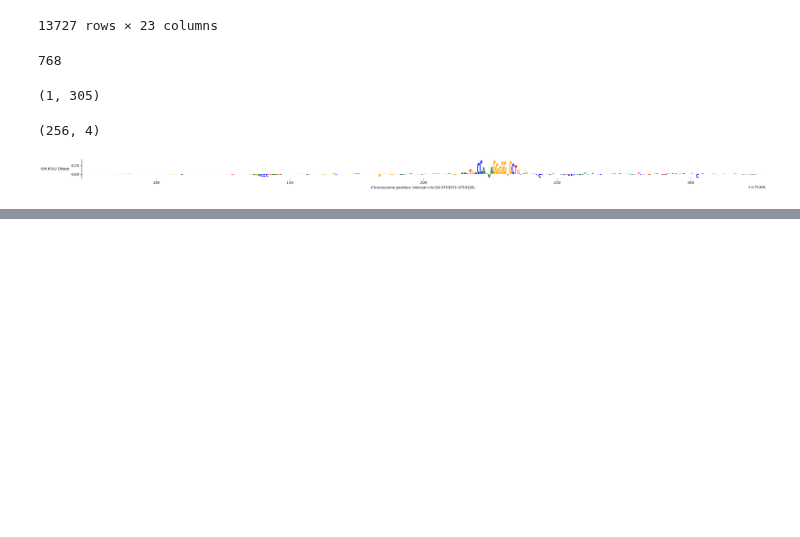
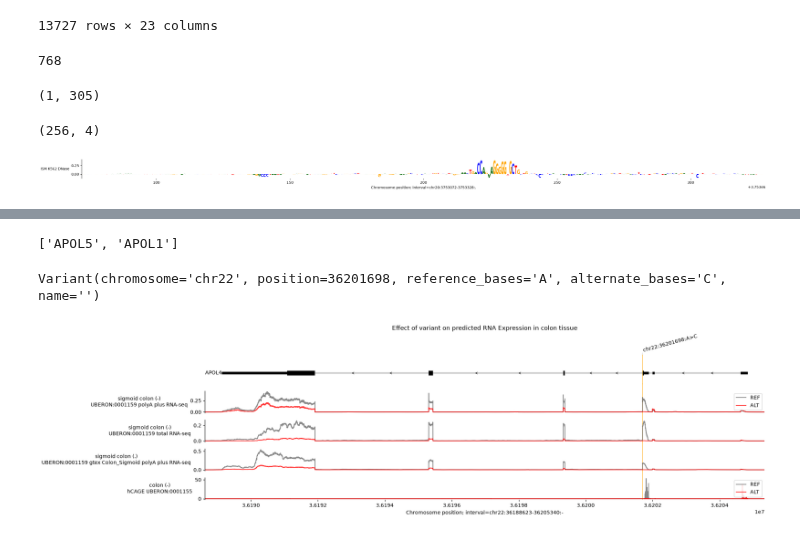
Before and after one commit to eirikhoye/action_var, a Jupyter notebook: workflow/notebooks/alphagenome_tutorial.ipynb, the cells around one changed output, grey strips where cells are left out. Cells and saved outputs as stored; diff of their text form; code cells hidden in the pictures; blank space fills up the shorter version.

```diff
--- a/workflow/notebooks/alphagenome_tutorial.ipynb
+++ b/workflow/notebooks/alphagenome_tutorial.ipynb
@@ -423,0 +509,61 @@ plt.show()
+# %%
+[t.info['gene_name'] for t in longest_transcripts if t.strand == '+']
+# %% [output]
+['APOL5', 'APOL1']
+# %%
+# Define the variant of interest.
+variant_string = 'chr22:36201698:A>C'
+variant = genome.Variant.from_str(variant_string)
+variant
+# %% [output]
+Variant(chromosome='chr22', position=36201698, reference_bases='A', alternate_bases='C', name='')
+# %%
+# Make predictions for sequences containing the REF and ALT alleles.
+output = dna_model.predict_variant(
+    interval=interval,
+    variant=variant,
+    requested_outputs={
+        dna_client.OutputType.RNA_SEQ,
+        dna_client.OutputType.CAGE,
+    },
+    ontology_terms=ontology_terms,
+)
+# %%
+# Zoom in on the region around APOL4.
+apol4_interval = gene_annotation.get_gene_interval(gtf, gene_symbol='APOL4')
+
+# Add 1KB on either side of the gene body.
+apol4_interval.resize_inplace(apol4_interval.width + 1000)
+# %%
+# Define the colors for REF and ALT predictions.
+ref_alt_colors = {'REF': 'dimgrey', 'ALT': 'red'}
+
+# Build plot.
+plot = plot_components.plot(
+    [
+        plot_components.TranscriptAnnotation(longest_transcripts),
+        # RNA-seq tracks.
+        plot_components.OverlaidTracks(
+            tdata={
+                'REF': output.reference.rna_seq.filter_to_nonpositive_strand(),
+                'ALT': output.alternate.rna_seq.filter_to_nonpositive_strand(),
+            },
+            colors=ref_alt_colors,
+            ylabel_template='{biosample_name} ({strand})\n{name}',
+        ),
+        # CAGE track.
+        plot_components.OverlaidTracks(
+            tdata={
+                'REF': output.reference.cage.filter_to_nonpositive_strand(),
+                'ALT': output.alternate.cage.filter_to_nonpositive_strand(),
+            },
+            colors=ref_alt_colors,
+            ylabel_template='{biosample_name} ({strand})\n{name}',
+        ),
+    ],
+    annotations=[plot_components.VariantAnnotation([variant])],
+    interval=apol4_interval,
+    title='Effect of variant on predicted RNA Expression in colon tissue',
+)
+# %% [output]
+[figure, added]
```
Also changed, not shown: parts of 47 cells of this notebook, 5 other files.
